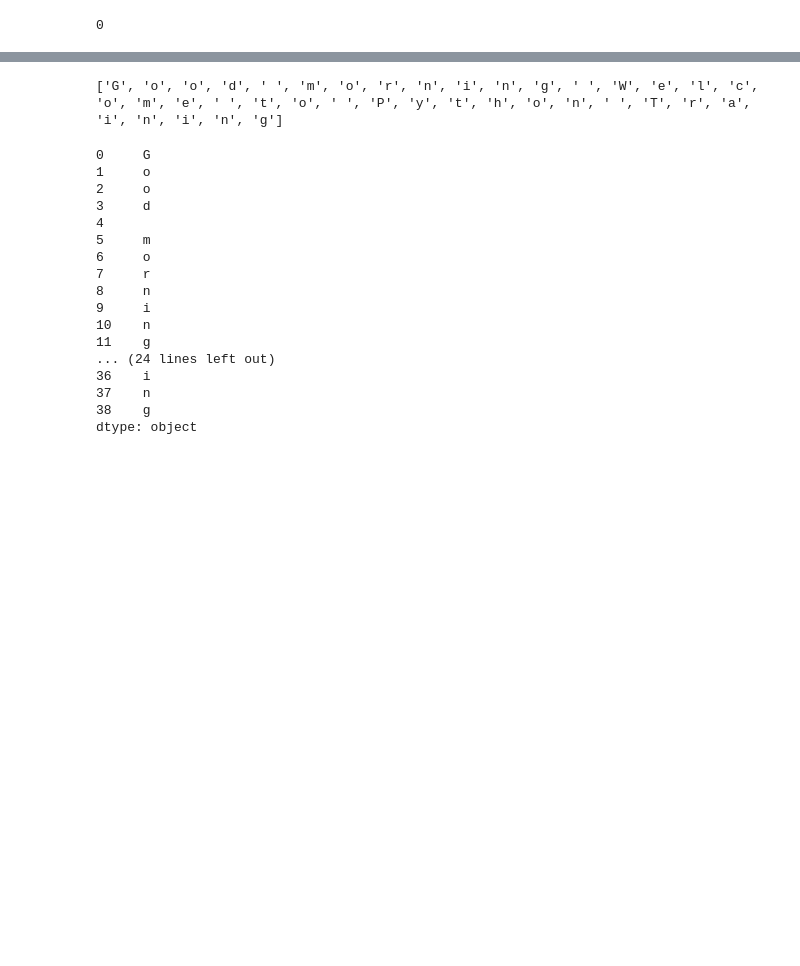
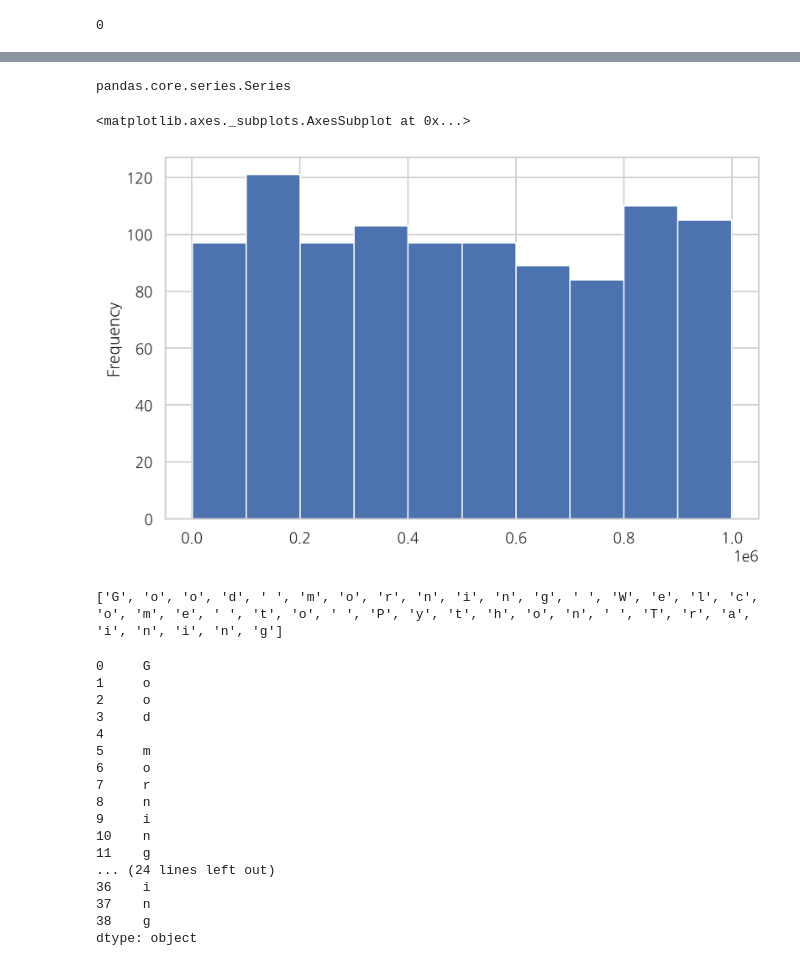
Before and after one commit to unsik-kim/python_study, a Jupyter notebook: data_class/pandas_code.ipynb, the cells around one changed output, grey strips where cells are left out. Cells and saved outputs as stored; diff of their text form; code cells hidden in the pictures; blank space fills up the shorter version.

```diff
--- a/data_class/pandas_code.ipynb
+++ b/data_class/pandas_code.ipynb
@@ -535,7 +586,7 @@ obj2.count()
 # %% [output]
 0
 # %%
-rndint = np.random.randn(5)
+rndint = np.random.randint(1000000,size=1000)
 obj = pd.Series(rndint)
 obj
 # %% [output]
@@ -584,3 +660,12 @@ dtype: float64
+# %%
+type(obj)
+# %% [output]
+pandas.core.series.Series
+# %%
+obj.plot(kind='hist', bins=10)
+# %% [output]
+<matplotlib.axes._subplots.AxesSubplot at 0x...>
+[figure, added]
 # %%
 sentence = list('Good morning Welcome to Python Training')
 print(sentence)
```
Also changed, not shown: parts of 22 cells of this notebook, 1 other file.
